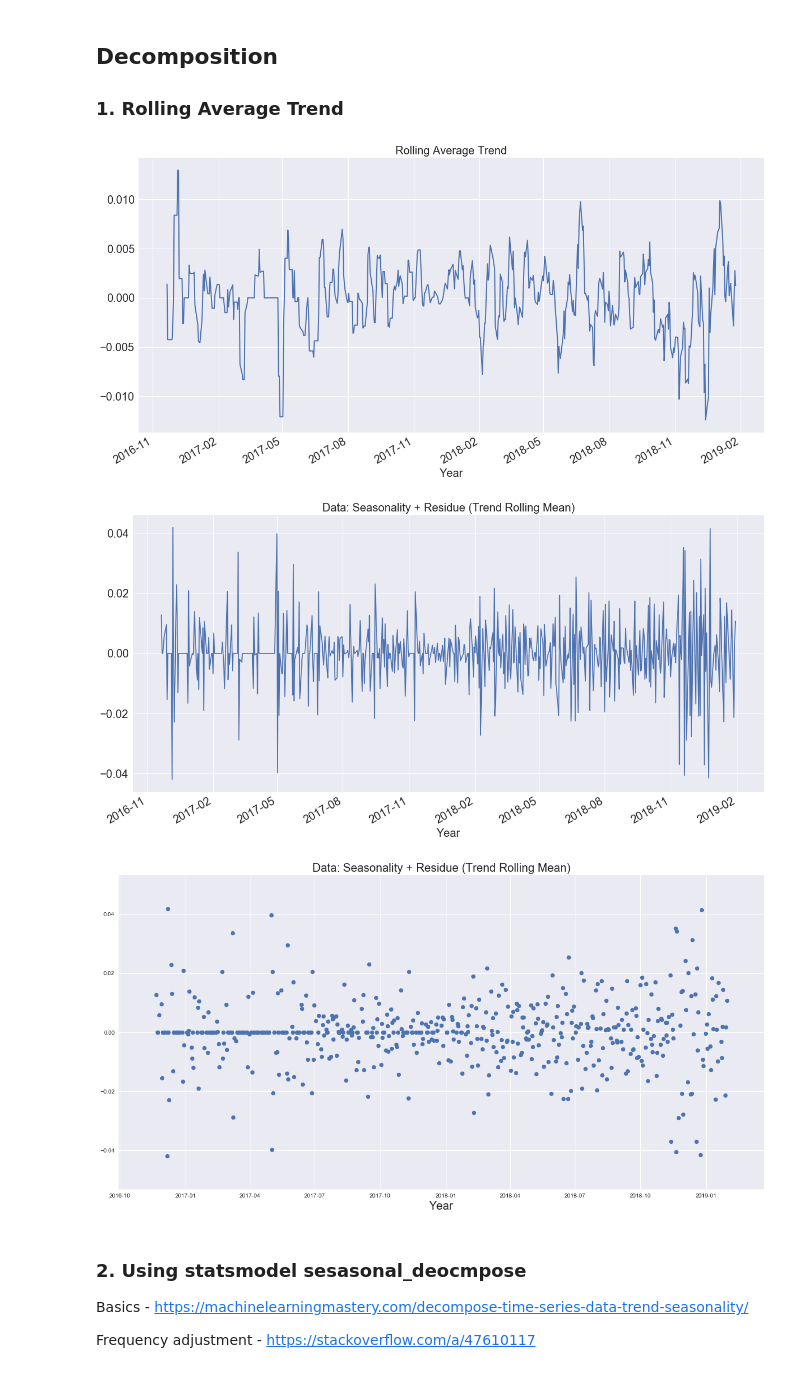
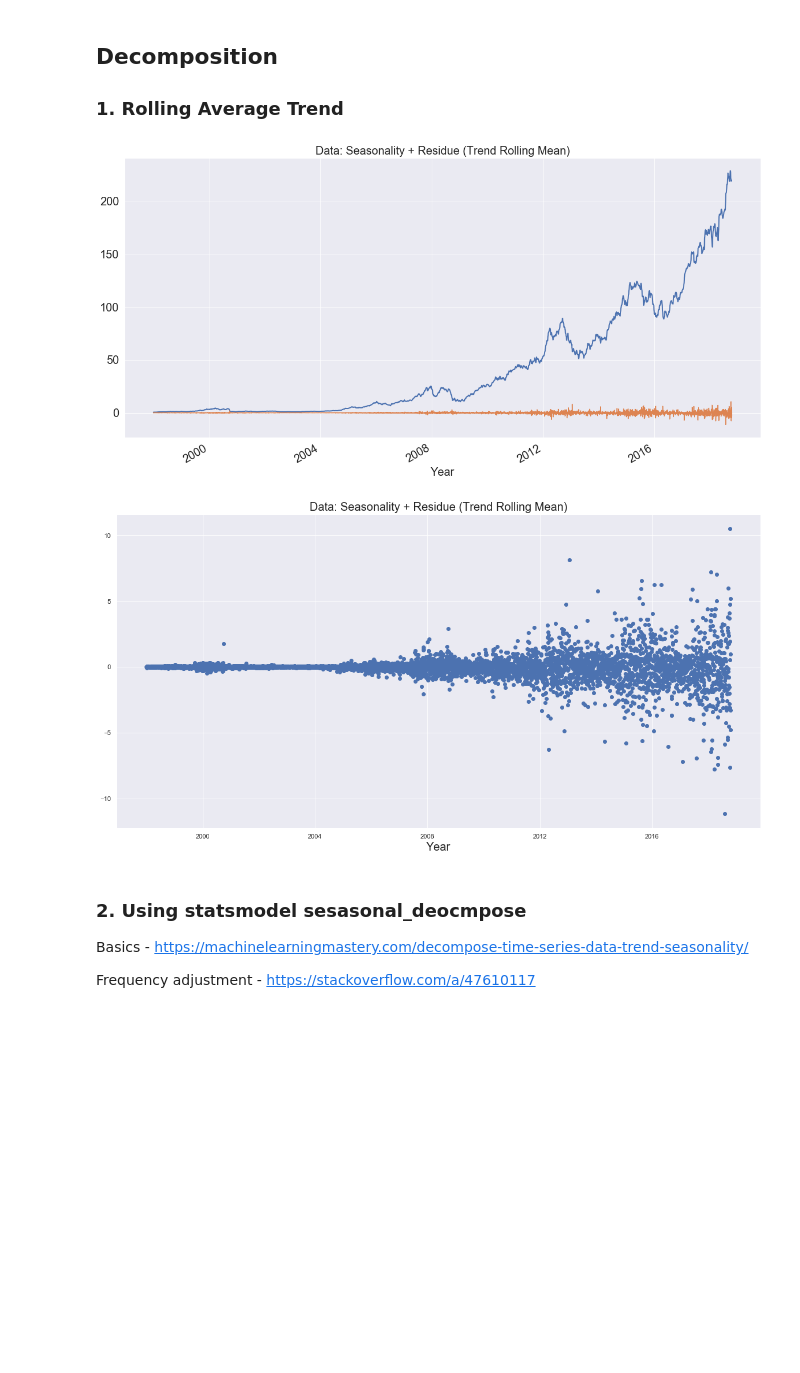
Before and after one commit to Keshav97/Final-Project, a Jupyter notebook: Algorithms/preprocessing.ipynb, the cells around one changed output. Drawn from its saved outputs; the diff is of its cells as text; code cells hidden in the pictures; blank space fills up the shorter version.

```diff
--- a/Algorithms/preprocessing.ipynb
+++ b/Algorithms/preprocessing.ipynb
@@ -29,6 +29,12 @@ def read_file(company_symbol = 'AAPL'):
                    ]
 #     filepath = '../data/alphaVantage/AAPL-full-daily_adjusted.csv'
     filepath = '../data/alphaVantage/' + company_symbol + '-full-daily_adjusted.csv'
+#     print('Getting File from: ', filepath)
     df = pd.read_csv(filepath, skiprows=1, header=None, names=column_names, index_col=['DATE'], parse_dates=['DATE'])
     df.drop(columns=['INDEX'], inplace=True)
     return df
+
+company_symbol = 'AAPL'
+stocks = read_file(company_symbol)
+print(stocks.info())
+stocks.head()
@@ -203,21 +202,20 @@ def plot_detrended_rolling_average(df, decomposition_param):
     plt.title('Data: Seasonality + Residue (Trend Rolling Mean)', fontsize=20)
     plt.xlabel('Year', fontsize=20);
 # %%
-# df = stocks
-# decomposition_param = 'ADJ_CLOSE'
+df = stocks
+decomposition_param = 'ADJ_CLOSE'
 
-df = stock_returns
+# df = stock_returns
 # df = std_scaled_stock_returns
 # df = minmax_scaled_stock_returns
-decomposition_param = 'RETURNS'
+# decomposition_param = 'RETURNS'
 # df = df[:252]
 
 plot_rolling_average_trend(df, decomposition_param, 5)
 plot_detrended_rolling_average(df, decomposition_param)
 # %% [output]
-[figure, old version]
+[figure, new version]
-[figure, old version]
+[figure, new version]
-[figure, removed]
 # %% [markdown]
 ### 2. Using statsmodel sesasonal_deocmpose
 Basics - https://machinelearningmastery.com/decompose-time-series-data-trend-seasonality/
```
Also changed, not shown: parts of 15 cells of this notebook, 49 other files.
